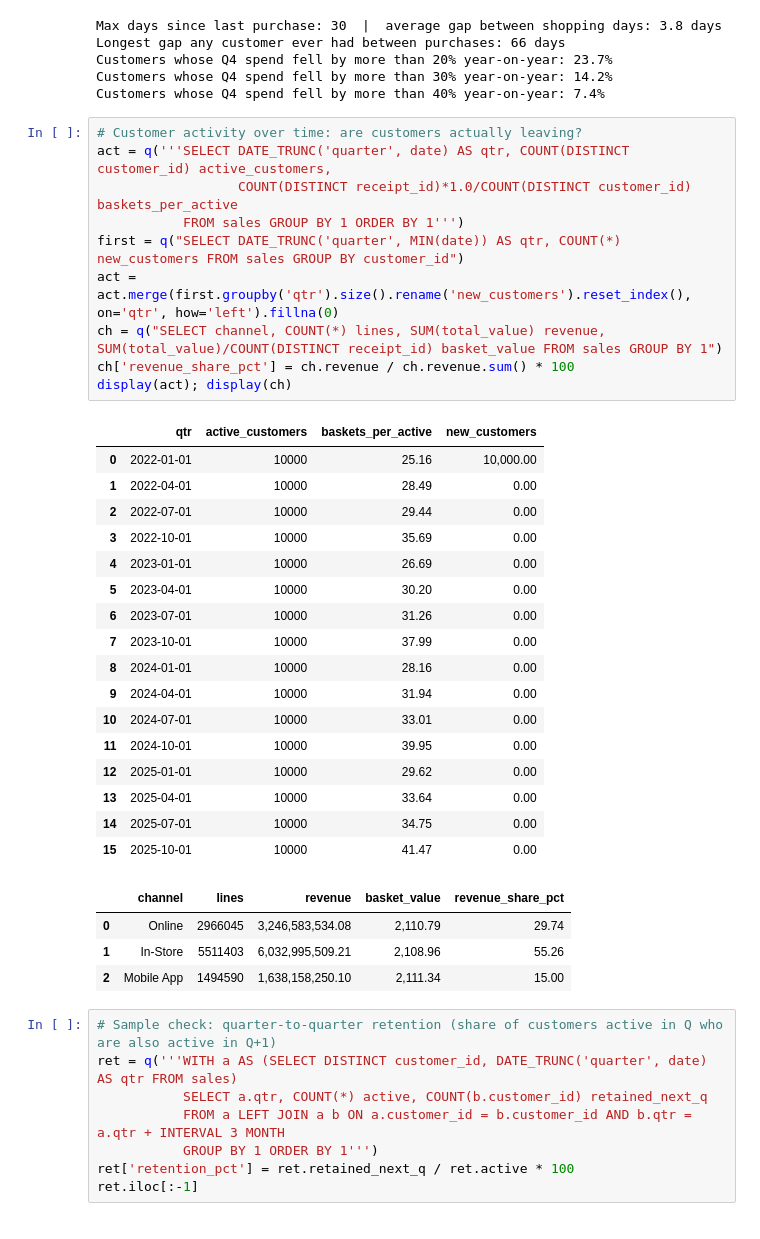
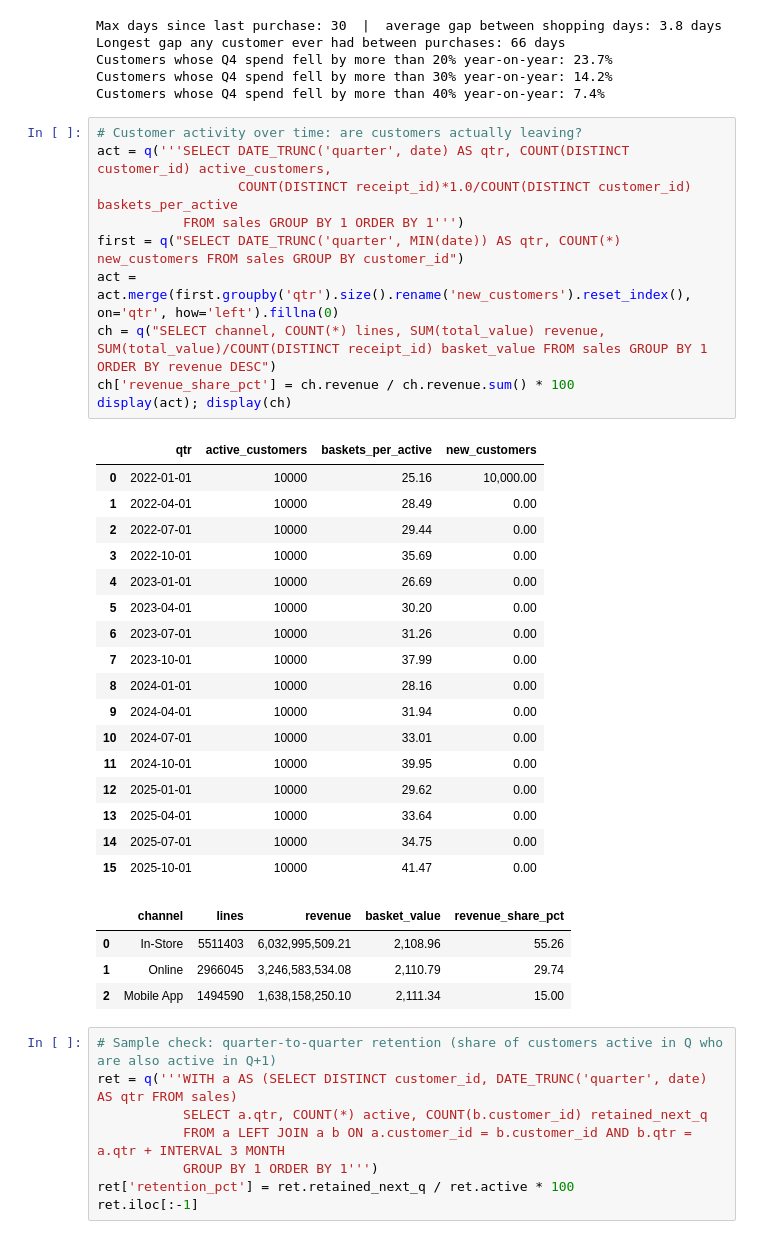
Before and after one commit to Lonishri21/retailpulse, a Jupyter notebook: 01_data_analysis/eda.ipynb, the cells around one changed output. Drawn from its saved outputs; the diff is of its cells as text.

```diff
--- a/01_data_analysis/eda.ipynb
+++ b/01_data_analysis/eda.ipynb
@@ -513,34 +513,34 @@ Customers whose Q4 spend fell by more than 40% year-on-year: 7.4%
 # %%
 # Customer activity over time: are customers actually leaving?
 act = q('''SELECT DATE_TRUNC('quarter', date) AS qtr, COUNT(DISTINCT customer_id) active_customers,
                   COUNT(DISTINCT receipt_id)*1.0/COUNT(DISTINCT customer_id) baskets_per_active
            FROM sales GROUP BY 1 ORDER BY 1''')
 first = q("SELECT DATE_TRUNC('quarter', MIN(date)) AS qtr, COUNT(*) new_customers FROM sales GROUP BY customer_id")
 act = act.merge(first.groupby('qtr').size().rename('new_customers').reset_index(), on='qtr', how='left').fillna(0)
-ch = q("SELECT channel, COUNT(*) lines, SUM(total_value) revenue, SUM(total_value)/COUNT(DISTINCT receipt_id) basket_value FROM sales GROUP BY 1")
+ch = q("SELECT channel, COUNT(*) lines, SUM(total_value) revenue, SUM(total_value)/COUNT(DISTINCT receipt_id) basket_value FROM sales GROUP BY 1 ORDER BY revenue DESC")
 ch['revenue_share_pct'] = ch.revenue / ch.revenue.sum() * 100
 display(act); display(ch)
 # %% [output]
 |  | qtr | active_customers | baskets_per_active | new_customers |
 | 0 | 2022-01-01 | 10000 | 25.16 | 10,000.00 |
 | 1 | 2022-04-01 | 10000 | 28.49 | 0.00 |
 | 2 | 2022-07-01 | 10000 | 29.44 | 0.00 |
 | 3 | 2022-10-01 | 10000 | 35.69 | 0.00 |
 | 4 | 2023-01-01 | 10000 | 26.69 | 0.00 |
 | 5 | 2023-04-01 | 10000 | 30.20 | 0.00 |
 | 6 | 2023-07-01 | 10000 | 31.26 | 0.00 |
 | 7 | 2023-10-01 | 10000 | 37.99 | 0.00 |
 | 8 | 2024-01-01 | 10000 | 28.16 | 0.00 |
 | 9 | 2024-04-01 | 10000 | 31.94 | 0.00 |
 | 10 | 2024-07-01 | 10000 | 33.01 | 0.00 |
 | 11 | 2024-10-01 | 10000 | 39.95 | 0.00 |
 | 12 | 2025-01-01 | 10000 | 29.62 | 0.00 |
 | 13 | 2025-04-01 | 10000 | 33.64 | 0.00 |
 | 14 | 2025-07-01 | 10000 | 34.75 | 0.00 |
 | 15 | 2025-10-01 | 10000 | 41.47 | 0.00 |
 |  | channel | lines | revenue | basket_value | revenue_share_pct |
-| 0 | Online | 2966045 | 3,246,583,534.08 | 2,110.79 | 29.74 |
-| 1 | In-Store | 5511403 | 6,032,995,509.21 | 2,108.96 | 55.26 |
+| 0 | In-Store | 5511403 | 6,032,995,509.21 | 2,108.96 | 55.26 |
+| 1 | Online | 2966045 | 3,246,583,534.08 | 2,110.79 | 29.74 |
 | 2 | Mobile App | 1494590 | 1,638,158,250.10 | 2,111.34 | 15.00 |
 # %%
 # Sample check: quarter-to-quarter retention (share of customers active in Q who are also active in Q+1)
```
Also changed, not shown: parts of 1 cell of this notebook, 21 other files.
